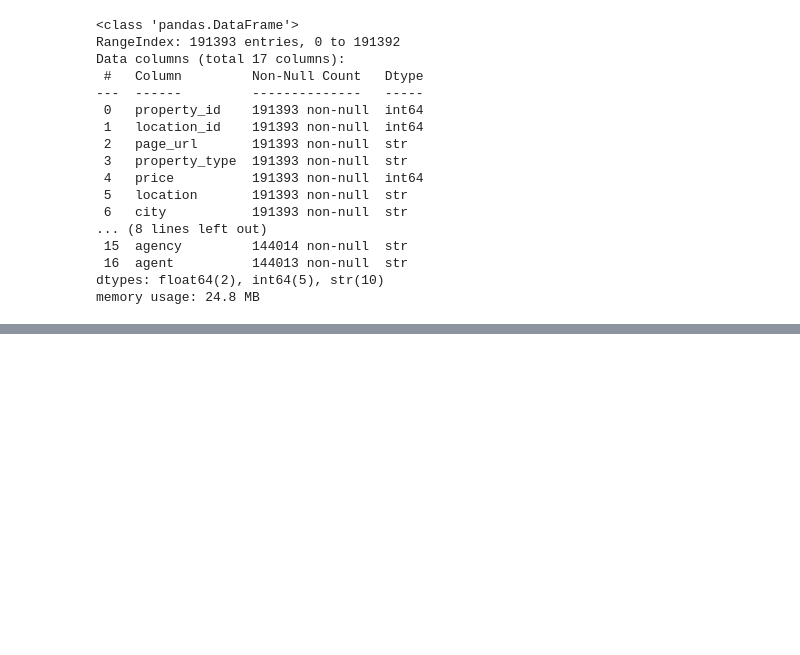
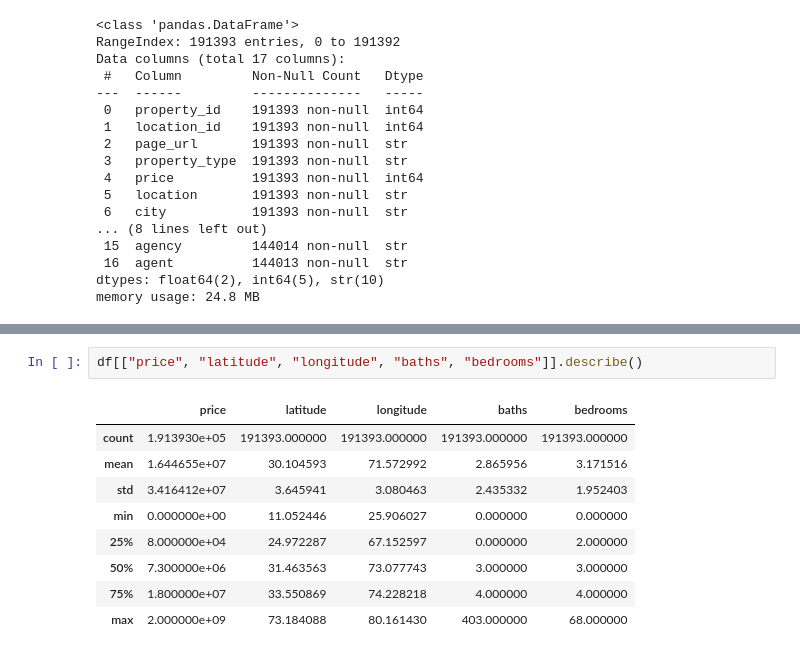
Before and after one commit to rmataixser/Practica-Machine-Learning, a Jupyter notebook: notebooks/data_information.ipynb, the cells around one changed output, grey strips where cells are left out. Cells and saved outputs as stored; diff of their text form; blank space fills up the shorter version.

```diff
--- a/notebooks/data_information.ipynb
+++ b/notebooks/data_information.ipynb
@@ -406,0 +66,12 @@ Ventas con precio < 1.000 € (179,61 PKR/€): 93
+# %%
+df[["price", "latitude", "longitude", "baths", "bedrooms"]].describe()
+# %% [output]
+|  | price | latitude | longitude | baths | bedrooms |
+| count | 1.913930e+05 | 191393.000000 | 191393.000000 | 191393.000000 | 191393.000000 |
+| mean | 1.644655e+07 | 30.104593 | 71.572992 | 2.865956 | 3.171516 |
+| std | 3.416412e+07 | 3.645941 | 3.080463 | 2.435332 | 1.952403 |
+| min | 0.000000e+00 | 11.052446 | 25.906027 | 0.000000 | 0.000000 |
+| 25% | 8.000000e+04 | 24.972287 | 67.152597 | 0.000000 | 2.000000 |
+| 50% | 7.300000e+06 | 31.463563 | 73.077743 | 3.000000 | 3.000000 |
+| 75% | 1.800000e+07 | 33.550869 | 74.228218 | 4.000000 | 4.000000 |
+| max | 2.000000e+09 | 73.184088 | 80.161430 | 403.000000 | 68.000000 |
```
Also changed, not shown: parts of 42 cells of this notebook.
